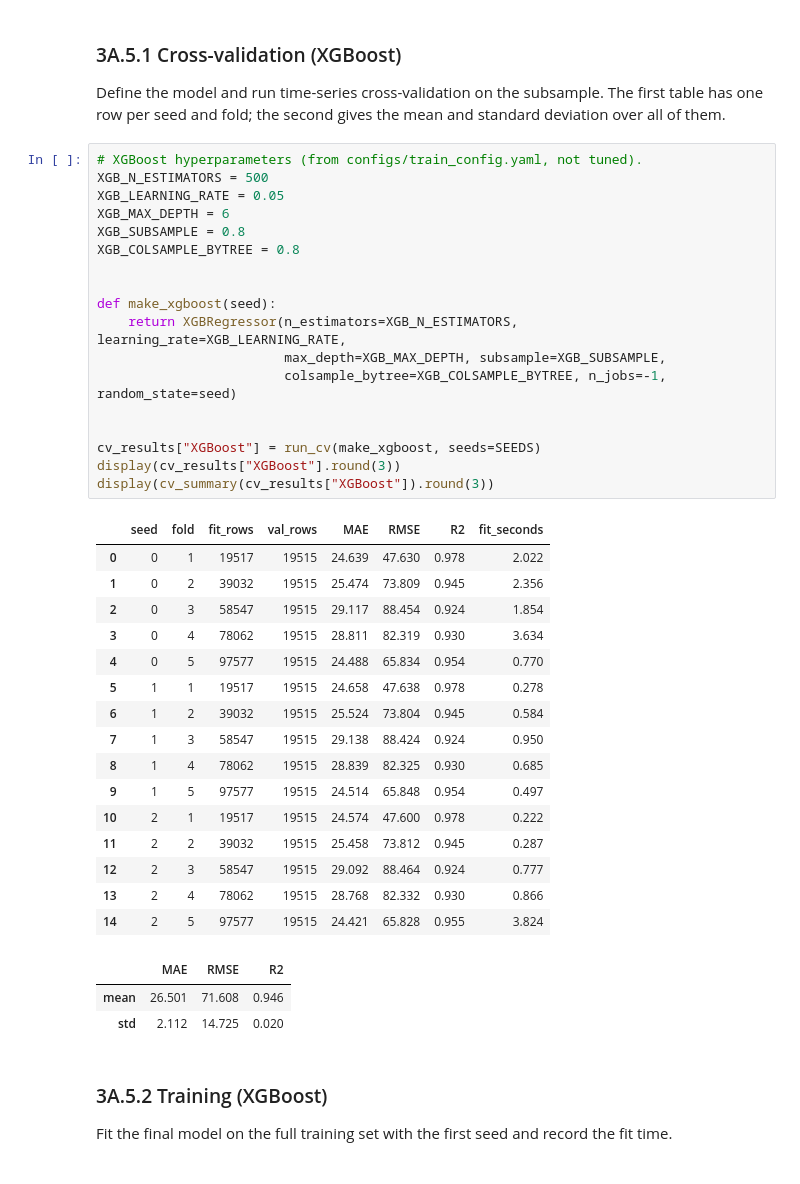
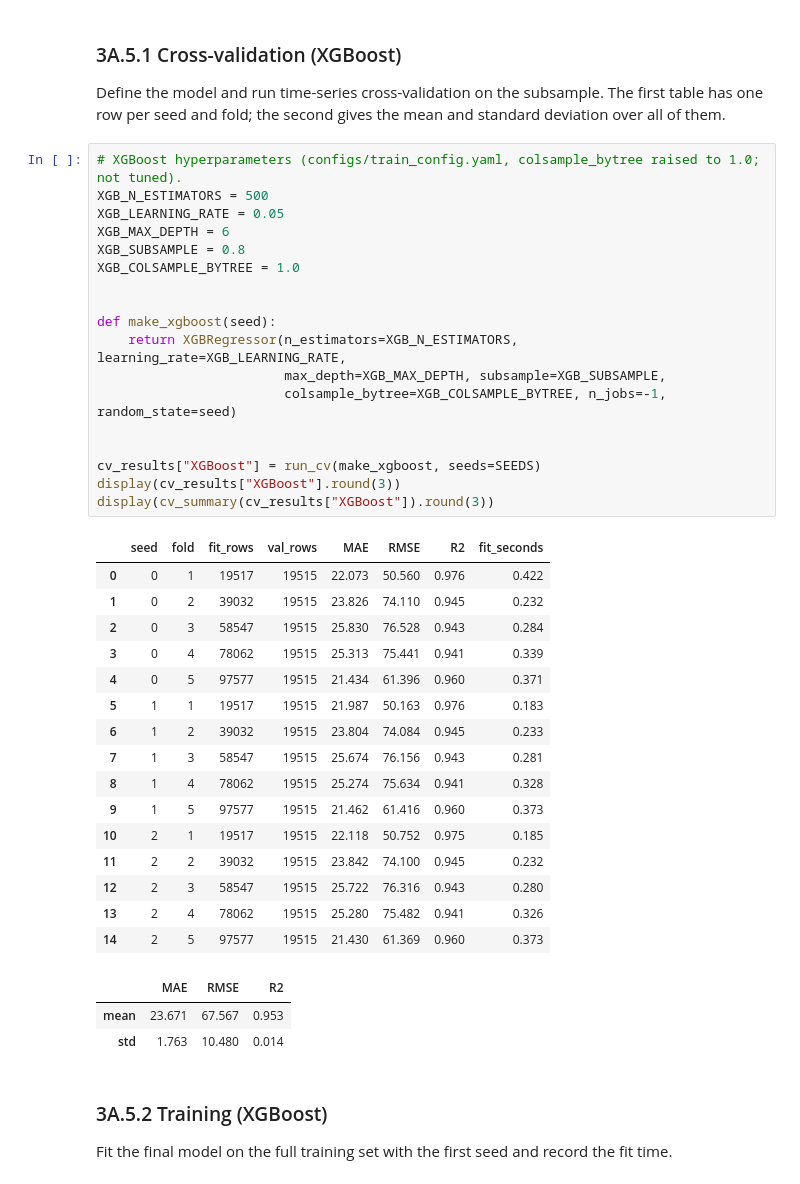
Before and after one commit to dimst2001/solarMl-thesis, a Jupyter notebook: notebooks/3A_Training_Regressor_Models_Endogenous.ipynb, the cells around one changed output. Drawn from its saved outputs; the diff is of its cells as text.

```diff
--- a/notebooks/3A_Training_Regressor_Models_Endogenous.ipynb
+++ b/notebooks/3A_Training_Regressor_Models_Endogenous.ipynb
@@ -572,43 +572,43 @@ Gradient-boosted trees: `XGB_N_ESTIMATORS` shallow trees, each fitted to the err
 
 Define the model and run time-series cross-validation on the subsample. The first table has one row per seed and fold; the second gives the mean and standard deviation over all of them.
 # %%
-# XGBoost hyperparameters (from configs/train_config.yaml, not tuned).
+# XGBoost hyperparameters (configs/train_config.yaml, colsample_bytree raised to 1.0; not tuned).
 XGB_N_ESTIMATORS = 500
 XGB_LEARNING_RATE = 0.05
 XGB_MAX_DEPTH = 6
 XGB_SUBSAMPLE = 0.8
-XGB_COLSAMPLE_BYTREE = 0.8
+XGB_COLSAMPLE_BYTREE = 1.0
 
 
 def make_xgboost(seed):
     return XGBRegressor(n_estimators=XGB_N_ESTIMATORS, learning_rate=XGB_LEARNING_RATE,
                         max_depth=XGB_MAX_DEPTH, subsample=XGB_SUBSAMPLE,
                         colsample_bytree=XGB_COLSAMPLE_BYTREE, n_jobs=-1, random_state=seed)
 
 
 cv_results["XGBoost"] = run_cv(make_xgboost, seeds=SEEDS)
 display(cv_results["XGBoost"].round(3))
 display(cv_summary(cv_results["XGBoost"]).round(3))
 # %% [output]
 |  | seed | fold | fit_rows | val_rows | MAE | RMSE | R2 | fit_seconds |
-| 0 | 0 | 1 | 19517 | 19515 | 24.639 | 47.630 | 0.978 | 2.022 |
-| 1 | 0 | 2 | 39032 | 19515 | 25.474 | 73.809 | 0.945 | 2.356 |
-| 2 | 0 | 3 | 58547 | 19515 | 29.117 | 88.454 | 0.924 | 1.854 |
-| 3 | 0 | 4 | 78062 | 19515 | 28.811 | 82.319 | 0.930 | 3.634 |
-| 4 | 0 | 5 | 97577 | 19515 | 24.488 | 65.834 | 0.954 | 0.770 |
-| 5 | 1 | 1 | 19517 | 19515 | 24.658 | 47.638 | 0.978 | 0.278 |
-| 6 | 1 | 2 | 39032 | 19515 | 25.524 | 73.804 | 0.945 | 0.584 |
-| 7 | 1 | 3 | 58547 | 19515 | 29.138 | 88.424 | 0.924 | 0.950 |
-| 8 | 1 | 4 | 78062 | 19515 | 28.839 | 82.325 | 0.930 | 0.685 |
-| 9 | 1 | 5 | 97577 | 19515 | 24.514 | 65.848 | 0.954 | 0.497 |
-| 10 | 2 | 1 | 19517 | 19515 | 24.574 | 47.600 | 0.978 | 0.222 |
-| 11 | 2 | 2 | 39032 | 19515 | 25.458 | 73.812 | 0.945 | 0.287 |
-| 12 | 2 | 3 | 58547 | 19515 | 29.092 | 88.464 | 0.924 | 0.777 |
-| 13 | 2 | 4 | 78062 | 19515 | 28.768 | 82.332 | 0.930 | 0.866 |
-| 14 | 2 | 5 | 97577 | 19515 | 24.421 | 65.828 | 0.955 | 3.824 |
+| 0 | 0 | 1 | 19517 | 19515 | 22.073 | 50.560 | 0.976 | 0.422 |
+| 1 | 0 | 2 | 39032 | 19515 | 23.826 | 74.110 | 0.945 | 0.232 |
+| 2 | 0 | 3 | 58547 | 19515 | 25.830 | 76.528 | 0.943 | 0.284 |
+| 3 | 0 | 4 | 78062 | 19515 | 25.313 | 75.441 | 0.941 | 0.339 |
+| 4 | 0 | 5 | 97577 | 19515 | 21.434 | 61.396 | 0.960 | 0.371 |
+| 5 | 1 | 1 | 19517 | 19515 | 21.987 | 50.163 | 0.976 | 0.183 |
+| 6 | 1 | 2 | 39032 | 19515 | 23.804 | 74.084 | 0.945 | 0.233 |
+| 7 | 1 | 3 | 58547 | 19515 | 25.674 | 76.156 | 0.943 | 0.281 |
+| 8 | 1 | 4 | 78062 | 19515 | 25.274 | 75.634 | 0.941 | 0.328 |
+| 9 | 1 | 5 | 97577 | 19515 | 21.462 | 61.416 | 0.960 | 0.373 |
+| 10 | 2 | 1 | 19517 | 19515 | 22.118 | 50.752 | 0.975 | 0.185 |
+| 11 | 2 | 2 | 39032 | 19515 | 23.842 | 74.100 | 0.945 | 0.232 |
+| 12 | 2 | 3 | 58547 | 19515 | 25.722 | 76.316 | 0.943 | 0.280 |
+| 13 | 2 | 4 | 78062 | 19515 | 25.280 | 75.482 | 0.941 | 0.326 |
+| 14 | 2 | 5 | 97577 | 19515 | 21.430 | 61.369 | 0.960 | 0.373 |
 |  | MAE | RMSE | R2 |
-| mean | 26.501 | 71.608 | 0.946 |
-| std | 2.112 | 14.725 | 0.020 |
+| mean | 23.671 | 67.567 | 0.953 |
+| std | 1.763 | 10.480 | 0.014 |
 # %% [markdown]
 ### 3A.5.2 Training (XGBoost)
 
```
Also changed, not shown: parts of 20 cells of this notebook, 21 other files.
